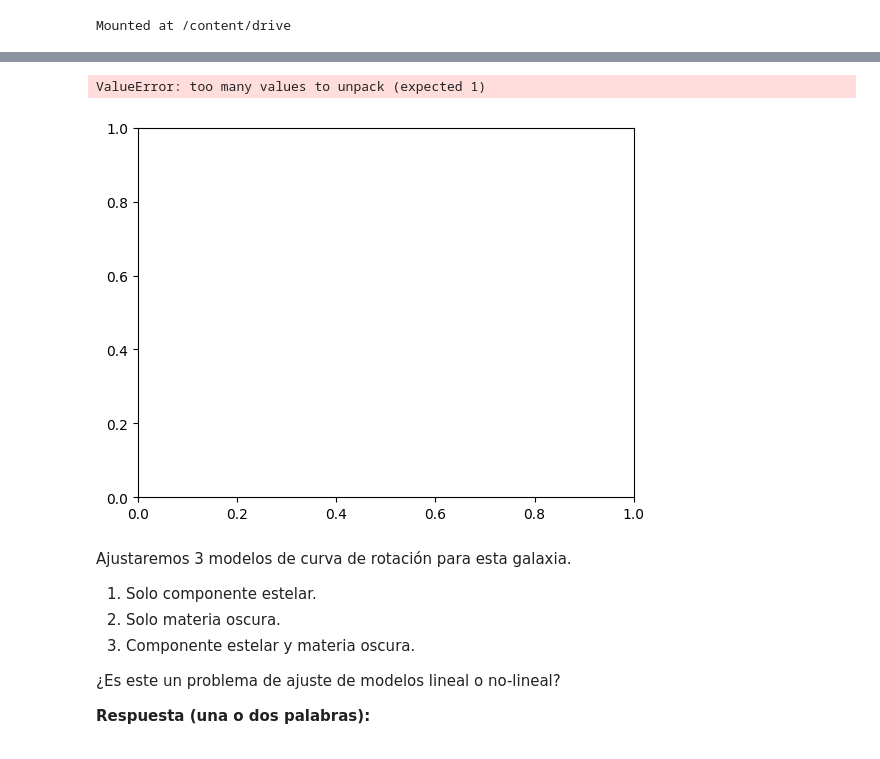
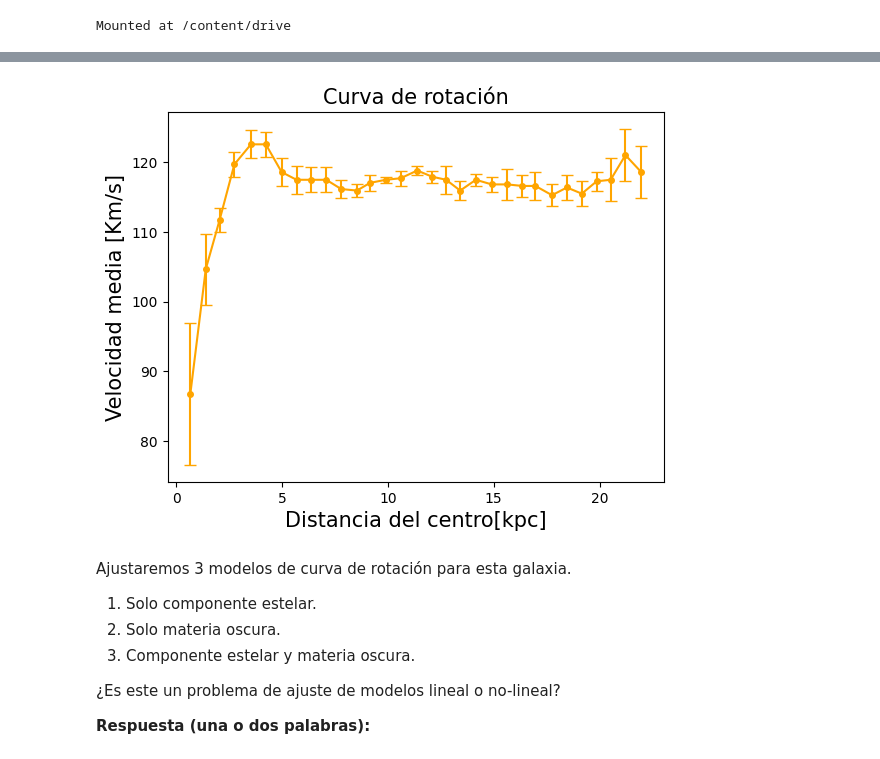
Before and after one commit to Morales-Andres/Tarea-3, a Jupyter notebook: Tarea3.ipynb, the cells around one changed output, grey strips where cells are left out. Cells and saved outputs as stored; diff of their text form; code cells hidden in the pictures.

```diff
--- a/Tarea3.ipynb
+++ b/Tarea3.ipynb
@@ -179,11 +181,15 @@ array([[  0.67212755,  86.72566372,  10.17699115],
 # %%
 # Haga un gráfico de la curva de rotación incluyendo barras de error con plt.errorbar
 # No olvide añadir todo lo esencial de un gráfico y que los errores se vean de forma clara.
 # Para mejor claridad cuando comparemos con modelos, haga que los puntos NO estén conectados por alguna línea.
 vel_std = datos.std()
+plt.errorbar(datos[:,0], datos[:,1], yerr= datos[:,2], color='orange', capsize=4, marker='o', markersize=4)
+plt.xlabel('Distancia del centro[kpc]', fontsize=15)
+plt.ylabel('Velocidad media [Km/s]', fontsize=15)
+plt.title('Curva de rotación', fontsize=15)
+plt.show()
 # %% [output]
-ValueError: too many values to unpack (expected 1)
-[figure, old version]
+[figure, new version]
 # %% [markdown]
 Ajustaremos 3 modelos de curva de rotación para esta galaxia.
 
```
Also changed, not shown: parts of 7 cells of this notebook.
